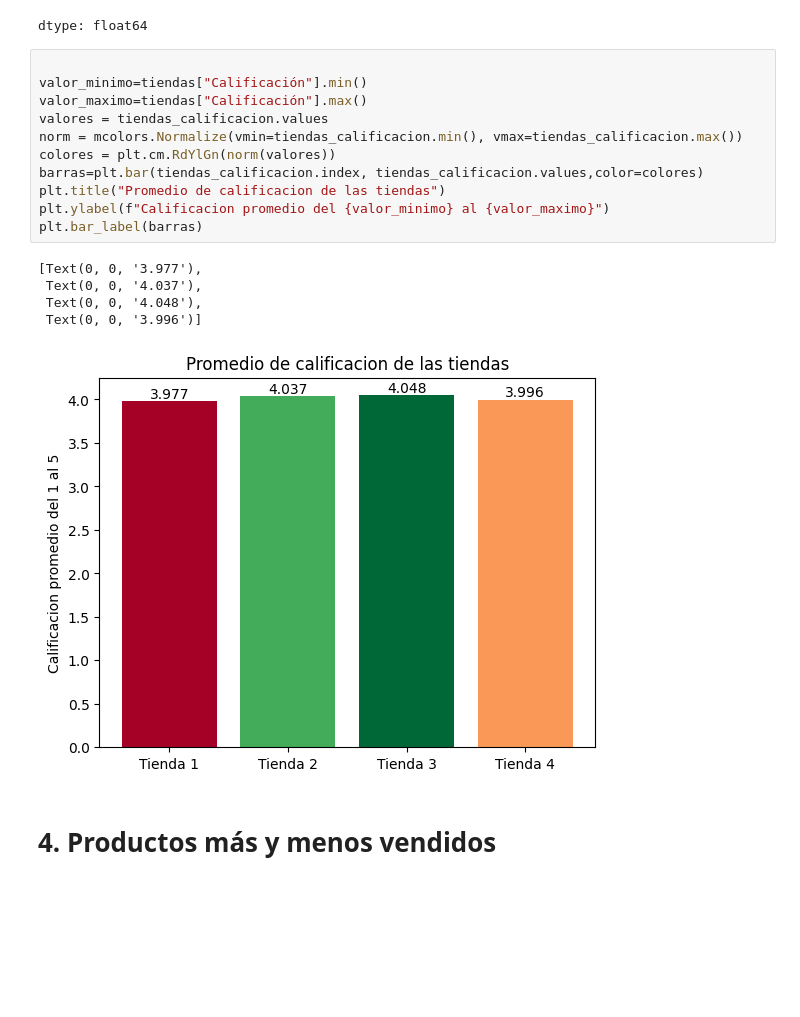
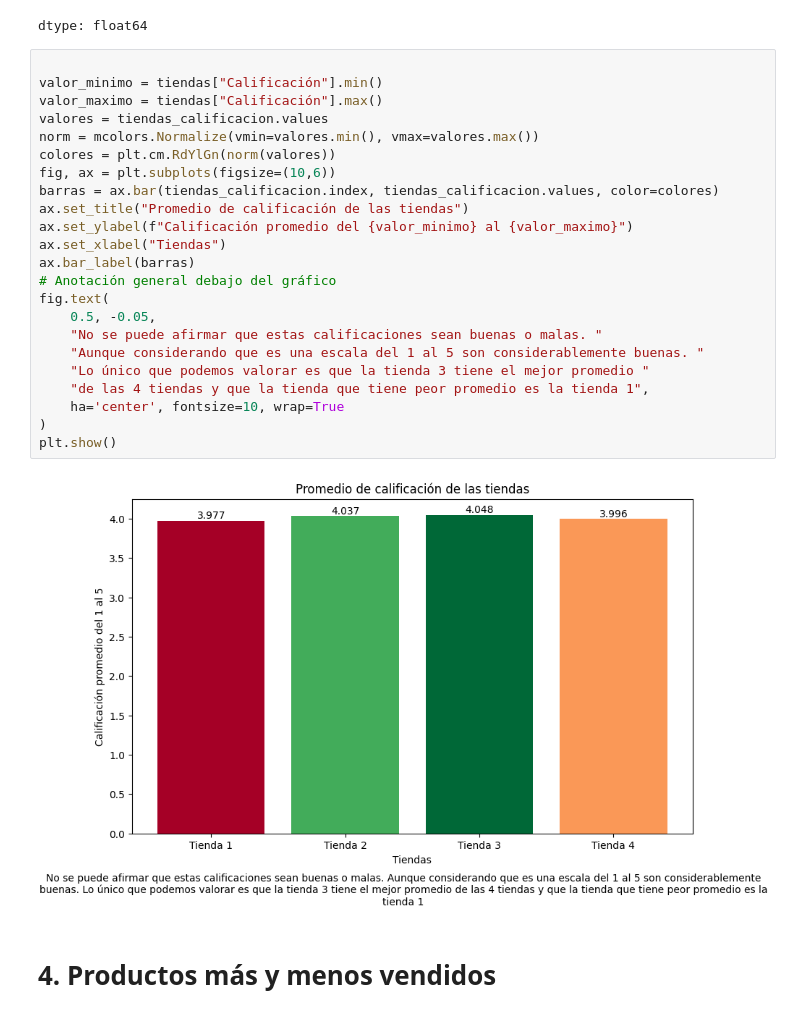
Before and after one commit to JairoCJN/Store-Analysis, a Jupyter notebook: challenge1-data-science-latam/AluraStoreLatam.ipynb, the cells around one changed output. Cells and saved outputs as stored; diff of their text form; blank space fills up the shorter version.

```diff
--- a/challenge1-data-science-latam/AluraStoreLatam.ipynb
+++ b/challenge1-data-science-latam/AluraStoreLatam.ipynb
@@ -262,21 +282,29 @@ tiendas_calificacion
 dtype: float64
 # %%
 
-valor_minimo=tiendas["Calificación"].min()
-valor_maximo=tiendas["Calificación"].max()
+valor_minimo = tiendas["Calificación"].min()
+valor_maximo = tiendas["Calificación"].max()
 valores = tiendas_calificacion.values
-norm = mcolors.Normalize(vmin=tiendas_calificacion.min(), vmax=tiendas_calificacion.max())
+norm = mcolors.Normalize(vmin=valores.min(), vmax=valores.max())
 colores = plt.cm.RdYlGn(norm(valores))
-barras=plt.bar(tiendas_calificacion.index, tiendas_calificacion.values,color=colores)
-plt.title("Promedio de calificacion de las tiendas")
-plt.ylabel(f"Calificacion promedio del {valor_minimo} al {valor_maximo}")
-plt.bar_label(barras)
+fig, ax = plt.subplots(figsize=(10,6))
+barras = ax.bar(tiendas_calificacion.index, tiendas_calificacion.values, color=colores)
+ax.set_title("Promedio de calificación de las tiendas")
+ax.set_ylabel(f"Calificación promedio del {valor_minimo} al {valor_maximo}")
+ax.set_xlabel("Tiendas")
+ax.bar_label(barras)
+# Anotación general debajo del gráfico
+fig.text(
+    0.5, -0.05,
+    "No se puede afirmar que estas calificaciones sean buenas o malas. "
+    "Aunque considerando que es una escala del 1 al 5 son considerablemente buenas. "
+    "Lo único que podemos valorar es que la tienda 3 tiene el mejor promedio "
+    "de las 4 tiendas y que la tienda que tiene peor promedio es la tienda 1",
+    ha='center', fontsize=10, wrap=True
+)
+plt.show()
 # %% [output]
-[Text(0, 0, '3.977'),
- Text(0, 0, '4.037'),
- Text(0, 0, '4.048'),
- Text(0, 0, '3.996')]
-[figure, old version]
+[figure, new version]
 # %% [markdown]
 # 4. Productos más y menos vendidos
 # %%
```
Also changed, not shown: parts of 16 cells of this notebook.
